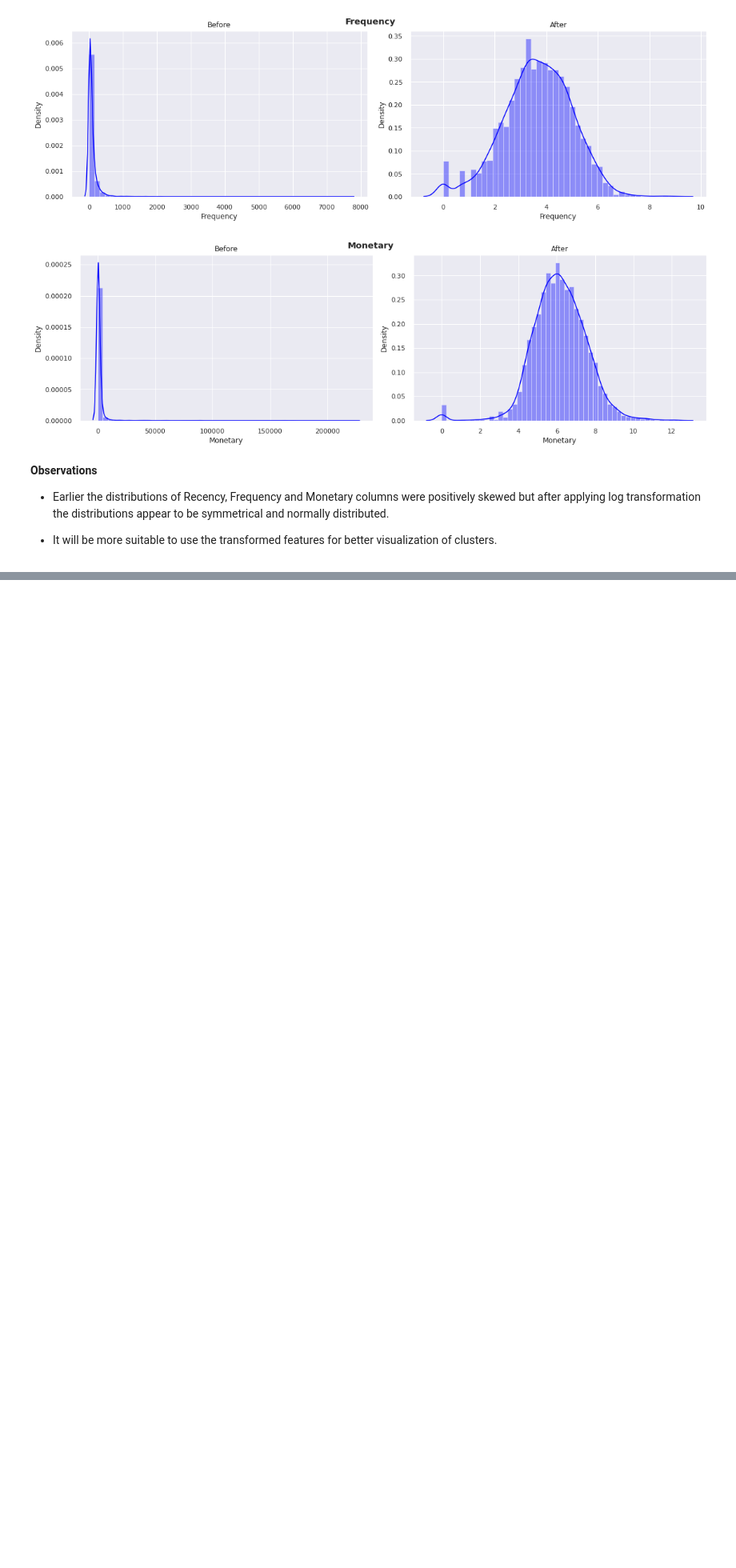
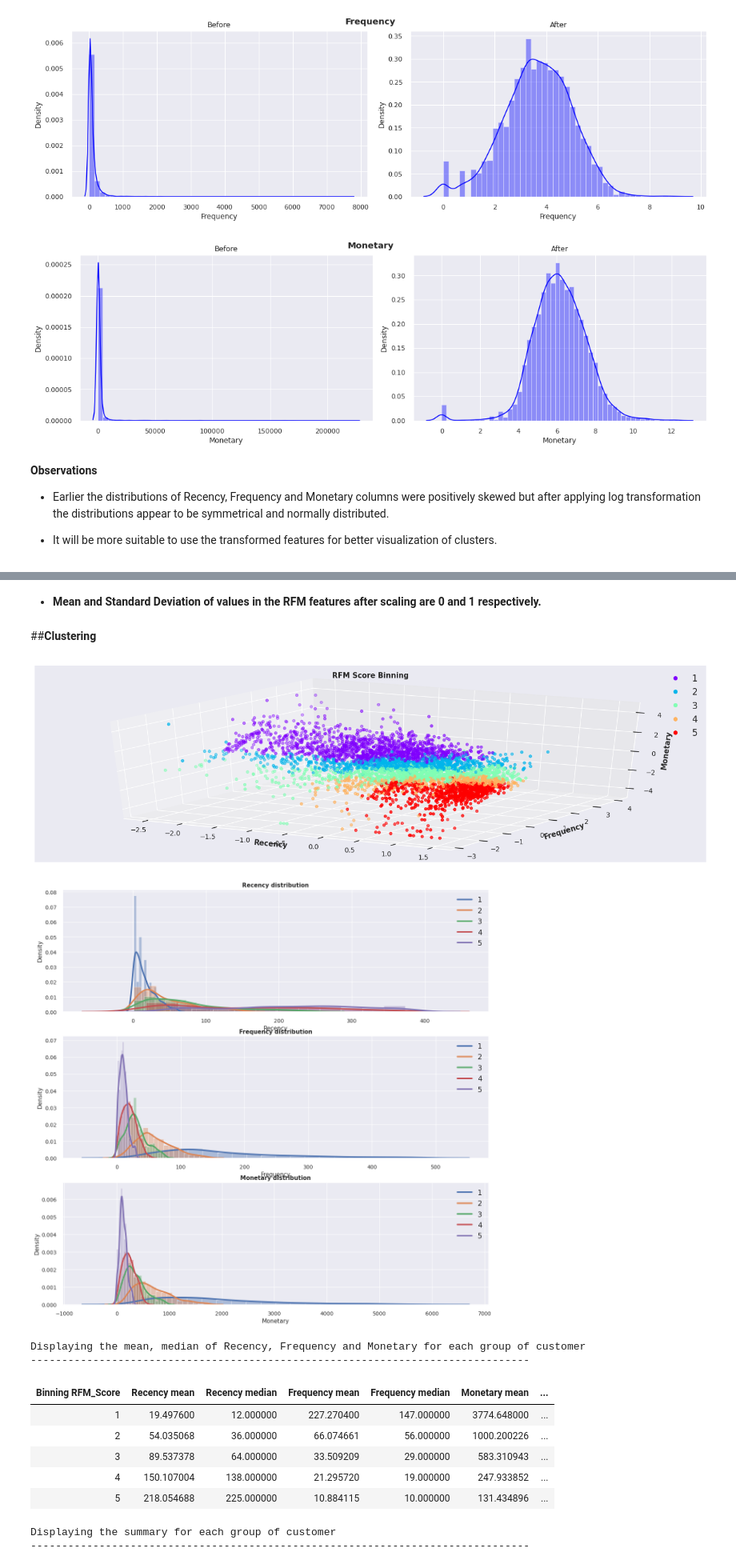
Before and after one commit to Kousikdutta1/Online-Retail-Customer-Segmentation, a Jupyter notebook: Kousik_Dutta_Online_Retail_Customer_Segmentation_Capstone_Project.ipynb, the cells around one changed output, grey strips where cells are left out. Shown at 80% size. Saved outputs shown, nothing was run; the diff lists cells and outputs as text; code cells hidden in the pictures; blank space fills up the shorter version.

Commit message:
Sixth Commit Online Retail Customer Segmentation

```diff
--- a/Kousik_Dutta_Online_Retail_Customer_Segmentation_Capstone_Project.ipynb
+++ b/Kousik_Dutta_Online_Retail_Customer_Segmentation_Capstone_Project.ipynb
@@ -963,0 +984,12 @@ for column in target_column :
+# %%
+# Let's Define X Variables
+
+X = rfm_df[['Recency_log', 'Frequency_log', 'Monetary_log']]
+# %%
+# Let's Scale the variables with the help of StandardScaler method.
+
+X = StandardScaler().fit_transform(X)
+# %% [markdown]
+* **Mean and Standard Deviation of values in the RFM features after scaling are 0 and 1 respectively.**
+# %% [markdown]
+##**Clustering**
@@ -963,0 +1087,23 @@ for column in target_column :
+# %%
+# Splitting RFM_Score in 5 bins based on quantiles
+
+y = pd.qcut(rfm_df['RFM_Score'], q=5, labels=[1,2,3,4,5]).astype(int)
+
+# Plotting Different Segments for Visualization
+
+title = 'RFM_Score Binning'
+segment = 'Binning RFM_Score'
+results[segment] = plot_statistic_result(y, segment, title)
+# %% [output]
+[figure, added]
+[figure, added]
+Displaying the mean, median of Recency, Frequency and Monetary for each group of customer
+--------------------------------------------------------------------------------
+| Binning RFM_Score | Recency mean | Recency median | Frequency mean | Frequency median | Monetary mean | ... |
+| 1 | 19.497600 | 12.000000 | 227.270400 | 147.000000 | 3774.648000 | ... |
+| 2 | 54.035068 | 36.000000 | 66.074661 | 56.000000 | 1000.200226 | ... |
+| 3 | 89.537378 | 64.000000 | 33.509209 | 29.000000 | 583.310943 | ... |
+| 4 | 150.107004 | 138.000000 | 21.295720 | 19.000000 | 247.933852 | ... |
+| 5 | 218.054688 | 225.000000 | 10.884115 | 10.000000 | 131.434896 | ... |
+Displaying the summary for each group of customer
+--------------------------------------------------------------------------------
```
Also changed, not shown: parts of 9 cells of this notebook.
